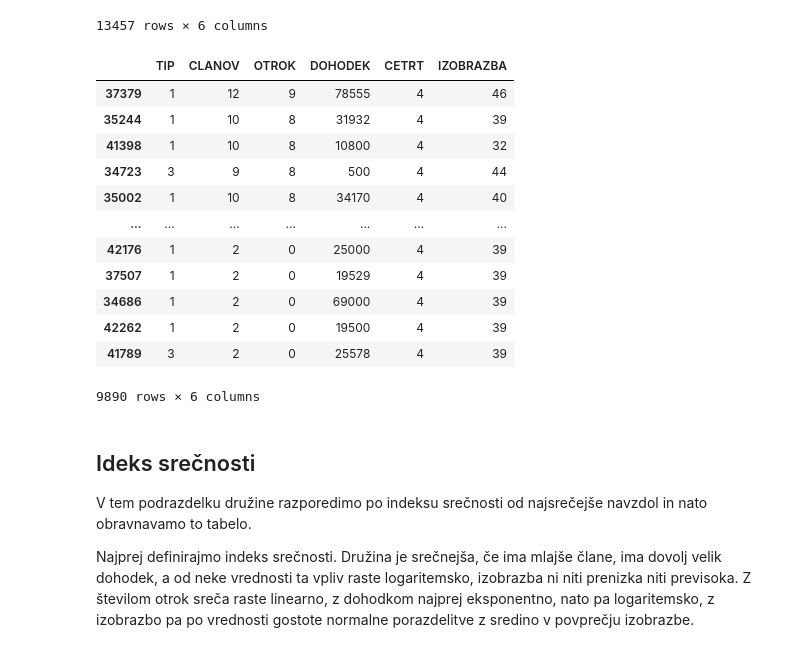
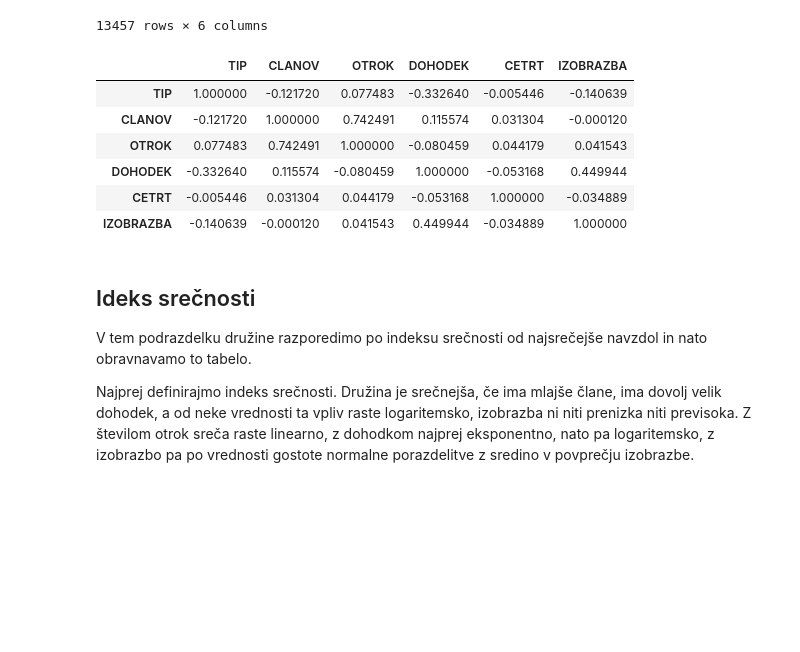
Before and after one commit to MartinZust123/Analysis-of-data-about-Kibergrad, a Jupyter notebook: Priloge/Kibergrad.ipynb, the cells around one changed output. Drawn from its saved outputs; the diff is of its cells as text; code cells hidden in the pictures; blank space fills up the shorter version.

```diff
--- a/Priloge/Kibergrad.ipynb
+++ b/Priloge/Kibergrad.ipynb
@@ -260,23 +260,16 @@ tretja_cetrt
 | 26040 | 1 | 2 | 0 | 19444 | 3 | 39 |
 | 32170 | 1 | 8 | 0 | 10000 | 3 | 31 |
 13457 rows × 6 columns
-# %%
-cetrta_cetrt = df[df.CETRT == 4]
-cetrta_cetrt
-# %% [output]
-|  | TIP | CLANOV | OTROK | DOHODEK | CETRT | IZOBRAZBA |
-| 37379 | 1 | 12 | 9 | 78555 | 4 | 46 |
-| 35244 | 1 | 10 | 8 | 31932 | 4 | 39 |
-| 41398 | 1 | 10 | 8 | 10800 | 4 | 32 |
-| 34723 | 3 | 9 | 8 | 500 | 4 | 44 |
-| 35002 | 1 | 10 | 8 | 34170 | 4 | 40 |
-| ... | ... | ... | ... | ... | ... | ... |
-| 42176 | 1 | 2 | 0 | 25000 | 4 | 39 |
-| 37507 | 1 | 2 | 0 | 19529 | 4 | 39 |
-| 34686 | 1 | 2 | 0 | 69000 | 4 | 39 |
-| 42262 | 1 | 2 | 0 | 19500 | 4 | 39 |
-| 41789 | 3 | 2 | 0 | 25578 | 4 | 39 |
-9890 rows × 6 columns
+# %%
+df.corr()
+# %% [output]
+|  | TIP | CLANOV | OTROK | DOHODEK | CETRT | IZOBRAZBA |
+| TIP | 1.000000 | -0.121720 | 0.077483 | -0.332640 | -0.005446 | -0.140639 |
+| CLANOV | -0.121720 | 1.000000 | 0.742491 | 0.115574 | 0.031304 | -0.000120 |
+| OTROK | 0.077483 | 0.742491 | 1.000000 | -0.080459 | 0.044179 | 0.041543 |
+| DOHODEK | -0.332640 | 0.115574 | -0.080459 | 1.000000 | -0.053168 | 0.449944 |
+| CETRT | -0.005446 | 0.031304 | 0.044179 | -0.053168 | 1.000000 | -0.034889 |
+| IZOBRAZBA | -0.140639 | -0.000120 | 0.041543 | 0.449944 | -0.034889 | 1.000000 |
 # %% [markdown]
 ## Ideks srečnosti
 
```
Also changed, not shown: parts of 2 cells of this notebook.
